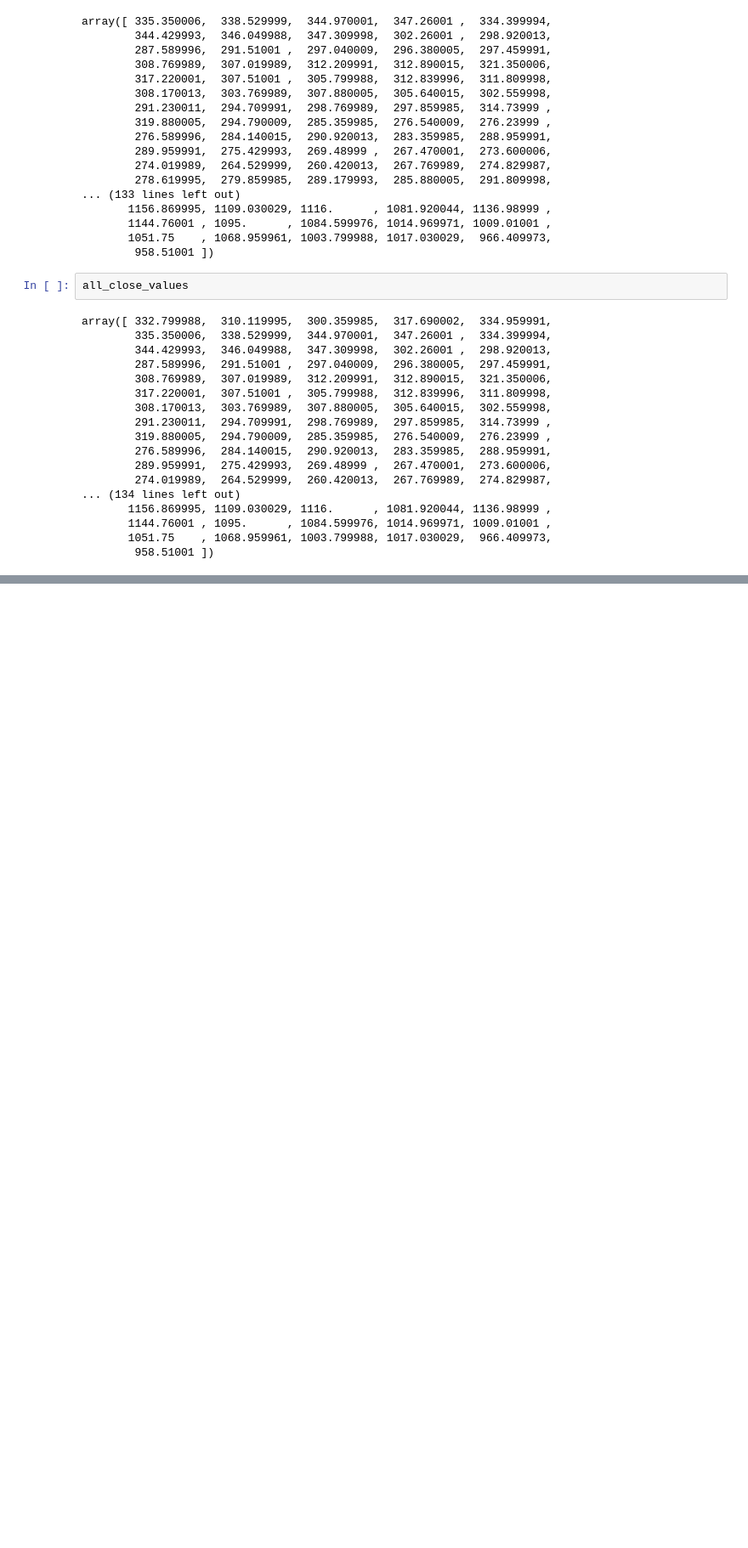
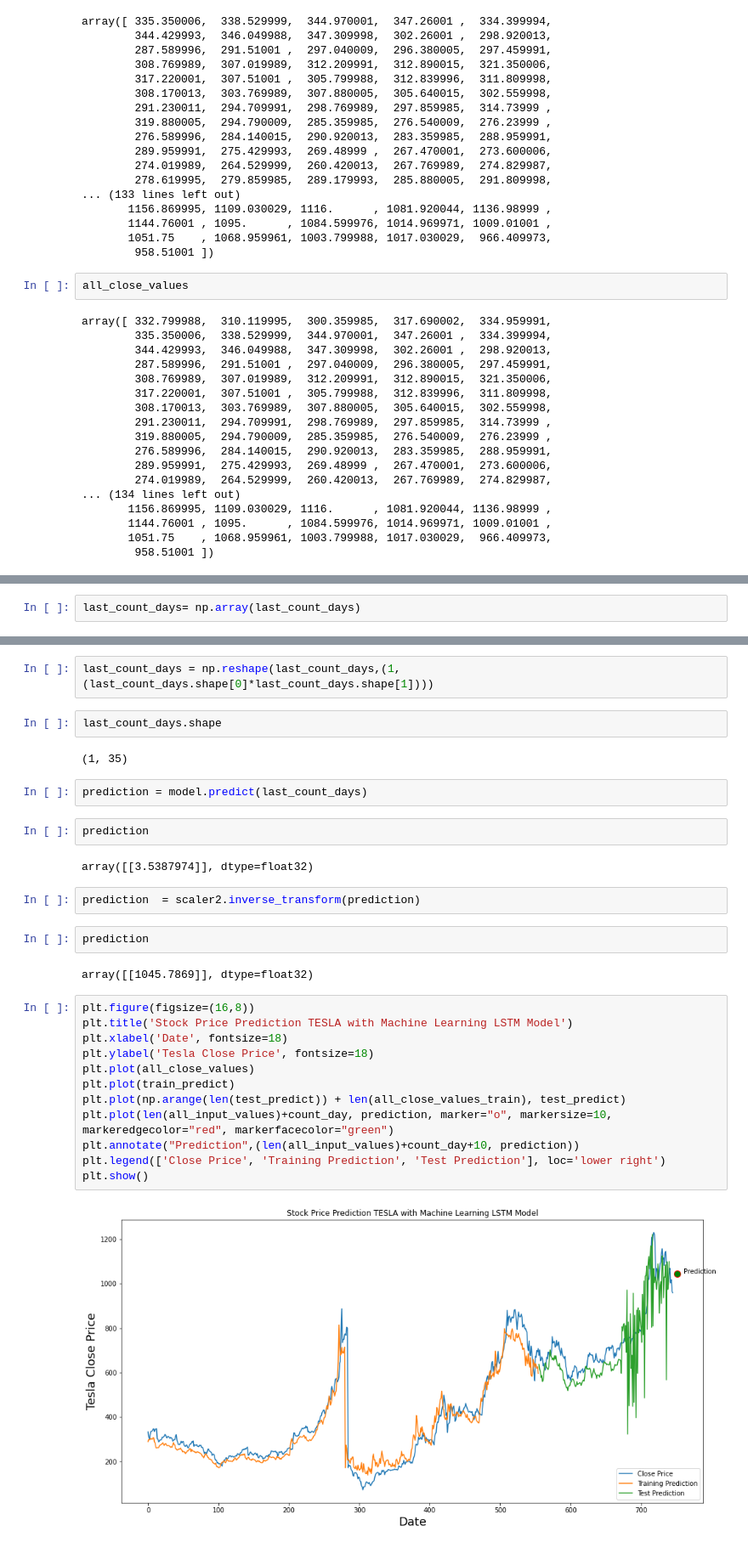
Before and after one commit to 4lbatr0s/stock-prediction-with-sentimental-analysis, a Jupyter notebook: model.ipynb, the cells around one changed output, grey strips where cells are left out. Shown at 85% size. Cells and saved outputs as stored; diff of their text form; blank space fills up the shorter version.

```diff
--- a/model.ipynb
+++ b/model.ipynb
@@ -348,0 +393,2 @@ plt.show()
+# %%
+last_count_days= np.array(last_count_days)
@@ -348,0 +417,32 @@ plt.show()
+# %%
+last_count_days = np.reshape(last_count_days,(1, (last_count_days.shape[0]*last_count_days.shape[1])))
+# %%
+last_count_days.shape
+# %% [output]
+(1, 35)
+# %%
+prediction = model.predict(last_count_days)
+# %%
+prediction
+# %% [output]
+array([[3.5387974]], dtype=float32)
+# %%
+prediction  = scaler2.inverse_transform(prediction)
+# %%
+prediction
+# %% [output]
+array([[1045.7869]], dtype=float32)
+# %%
+plt.figure(figsize=(16,8))
+plt.title('Stock Price Prediction TESLA with Machine Learning LSTM Model')
+plt.xlabel('Date', fontsize=18)
+plt.ylabel('Tesla Close Price', fontsize=18)
+plt.plot(all_close_values)
+plt.plot(train_predict)
+plt.plot(np.arange(len(test_predict)) + len(all_close_values_train), test_predict)
+plt.plot(len(all_input_values)+count_day, prediction, marker="o", markersize=10, markeredgecolor="red", markerfacecolor="green")
+plt.annotate("Prediction",(len(all_input_values)+count_day+10, prediction))
+plt.legend(['Close Price', 'Training Prediction', 'Test Prediction'], loc='lower right')
+plt.show()
+# %% [output]
+[figure, added]
```
Also changed, not shown: parts of 23 cells of this notebook.
